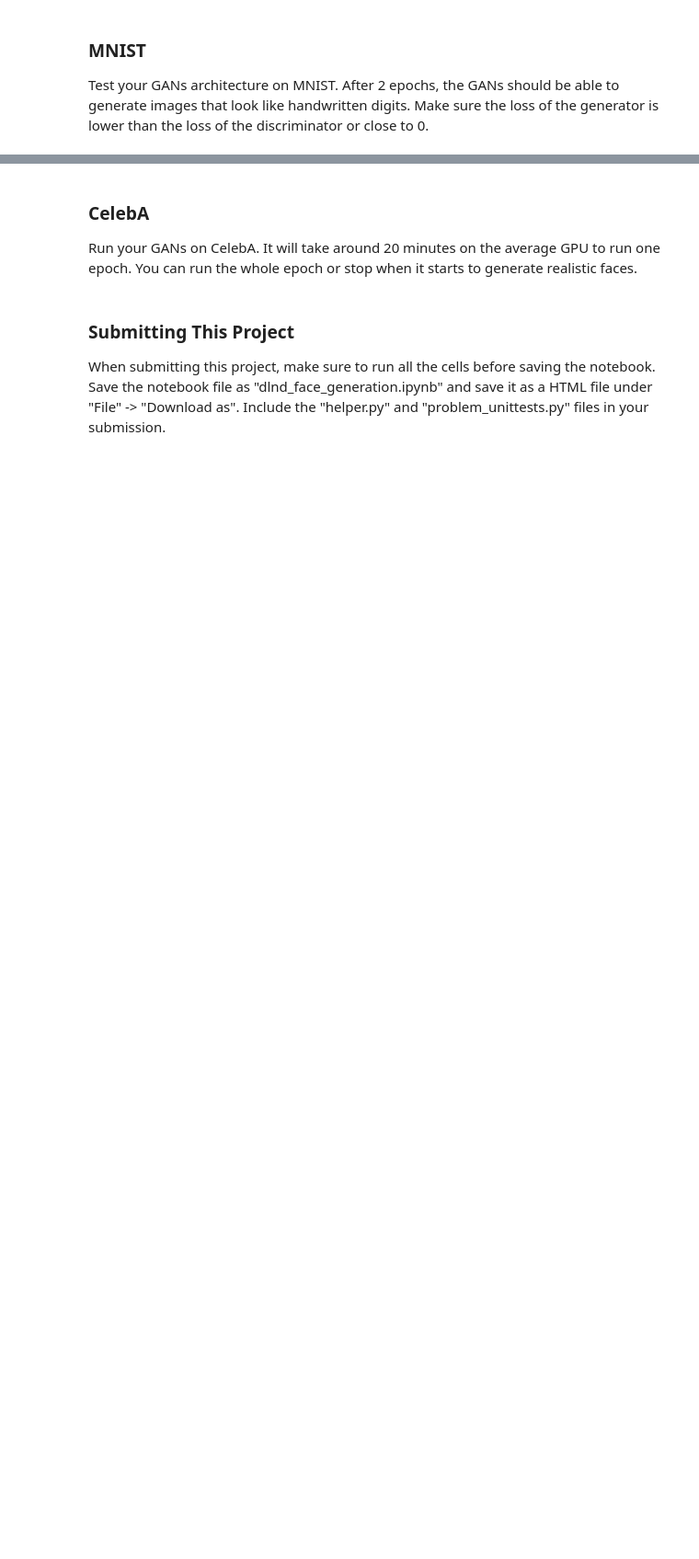
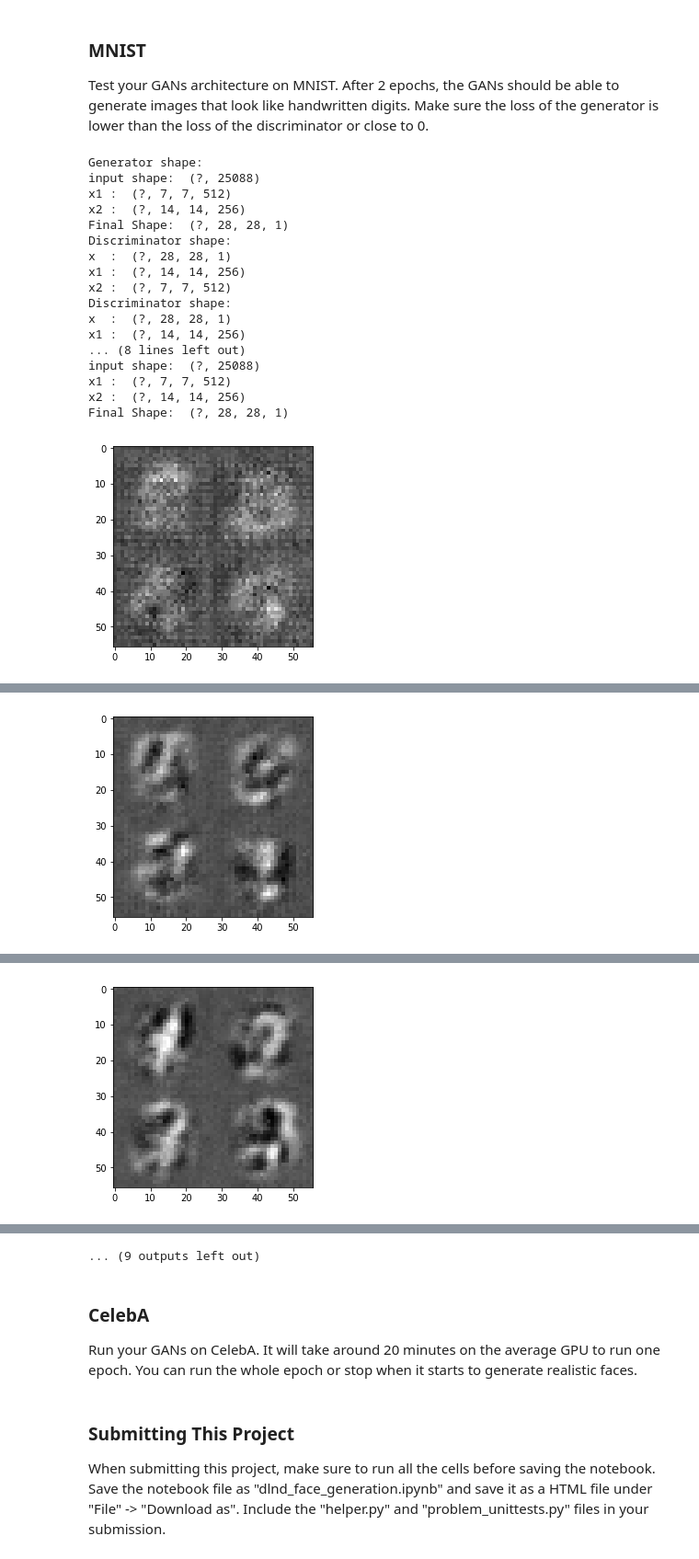
Before and after one commit to JPatrick9793/deep-learning, a Jupyter notebook: face_generation/dlnd_face_generation.ipynb, the cells around one changed output, grey strips where cells are left out. Shown at 92% size. Cells and saved outputs as stored; diff of their text form; code cells hidden in the pictures; blank space fills up the shorter version.

```diff
--- a/face_generation/dlnd_face_generation.ipynb
+++ b/face_generation/dlnd_face_generation.ipynb
@@ -252,8 +288,6 @@ def model_loss(input_real, input_z, out_channel_dim):
     :return: A tuple of (discriminator loss, generator loss)
     """
     # TODO: Implement Function
-
-    alpha = 0.1
 
     g_model = generator(input_z, out_channel_dim)
     d_model_real, d_logits_real = discriminator(input_real, reuse=False)
@@ -301,15 +348,21 @@ def model_opt(d_loss, g_loss, learning_rate, beta1):
     t_vars = tf.trainable_variables()
     d_vars = [var for var in t_vars if var.name.startswith('discriminator')]
     g_vars = [var for var in t_vars if var.name.startswith('generator')]
+    print ('learning_rate = ', learning_rate)
+    # Optimize
 
-    # Optimize
     with tf.control_dependencies(tf.get_collection(tf.GraphKeys.UPDATE_OPS)):
         d_train_opt = tf.train.AdamOptimizer(
             learning_rate, beta1=beta1).minimize(d_loss, var_list=d_vars)
         g_train_opt = tf.train.AdamOptimizer(
             learning_rate, beta1=beta1).minimize(g_loss, var_list=g_vars)
-
-    return None, None
+    '''
+    d_train_opt = tf.train.AdamOptimizer(
+        learning_rate, beta1=beta1).minimize(d_loss, var_list=d_vars)
+    g_train_opt = tf.train.AdamOptimizer(
+        learning_rate, beta1=beta1).minimize(g_loss, var_list=g_vars)
+    '''
+    return (d_train_opt, g_train_opt)
 
 
 """
@@ -383,18 +497,42 @@ SyntaxError: unexpected EOF while parsing (<ipython-input-26-6124f1f08194>, line
 ### MNIST
 Test your GANs architecture on MNIST.  After 2 epochs, the GANs should be able to generate images that look like handwritten digits.  Make sure the loss of the generator is lower than the loss of the discriminator or close to 0.
 # %%
-batch_size = None
-z_dim = None
-learning_rate = None
-beta1 = None
-
+batch_size = 128
+z_dim = 100
+learning_rate = .0001
+beta1 = .5
 
 """
 DON'T MODIFY ANYTHING IN THIS CELL THAT IS BELOW THIS LINE
 """
 epochs = 2
 
 mnist_dataset = helper.Dataset('mnist', glob(os.path.join(data_dir, 'mnist/*.jpg')))
 with tf.Graph().as_default():
-    train(epochs, batch_size, z_dim, learning_rate, beta1, mnist_dataset.get_batches,
-          mnist_dataset.shape, mnist_dataset.image_mode)
+    train(epochs,
+          batch_size,
+          z_dim,
+          learning_rate,
+          beta1,
+          mnist_dataset.get_batches,
+          mnist_dataset.shape,
+          mnist_dataset.image_mode)
+# %% [output]
+Generator shape:
+input shape:  (?, 25088)
+x1 :  (?, 7, 7, 512)
+x2 :  (?, 14, 14, 256)
+Final Shape:  (?, 28, 28, 1)
+Discriminator shape:
+x  :  (?, 28, 28, 1)
+x1 :  (?, 14, 14, 256)
+x2 :  (?, 7, 7, 512)
+Discriminator shape:
+x  :  (?, 28, 28, 1)
+x1 :  (?, 14, 14, 256)
+... (8 lines left out)
+input shape:  (?, 25088)
+x1 :  (?, 7, 7, 512)
+x2 :  (?, 14, 14, 256)
+Final Shape:  (?, 28, 28, 1)
+[figure, added]
@@ -400,0 +549 @@ with tf.Graph().as_default():
+[figure, added]
@@ -400,0 +560 @@ with tf.Graph().as_default():
+[figure, added]
@@ -401,3 +594,4 @@ with tf.Graph().as_default():
+... (9 outputs left out)
 # %% [markdown]
 ### CelebA
 Run your GANs on CelebA.  It will take around 20 minutes on the average GPU to run one epoch.  You can run the whole epoch or stop when it starts to generate realistic faces.
```
Also changed, not shown: parts of 10 cells of this notebook.
